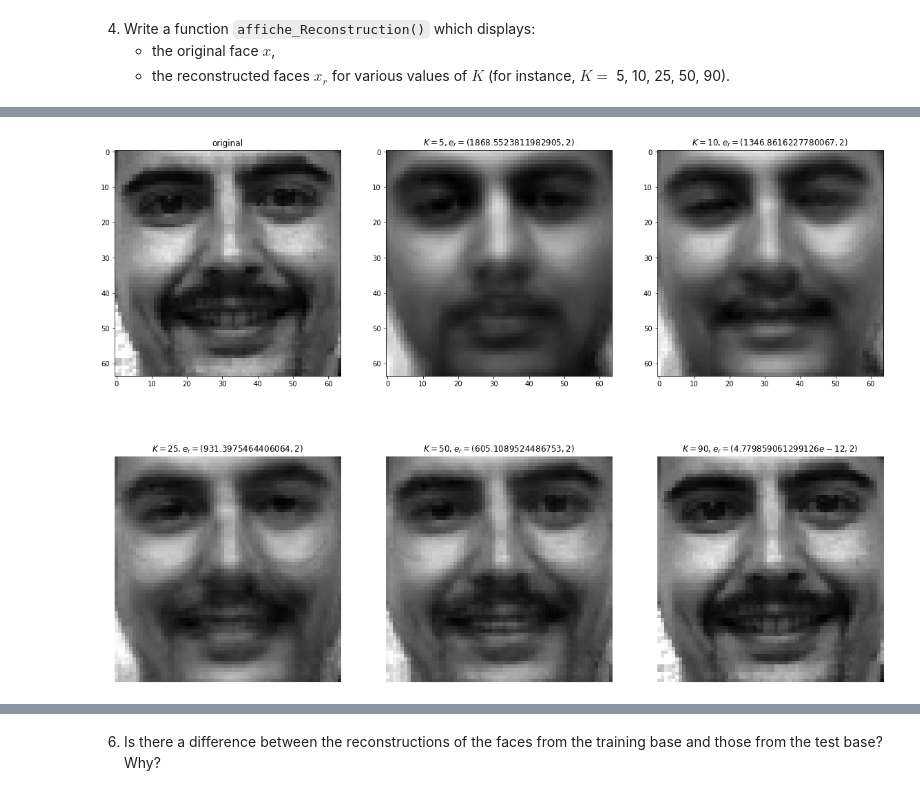
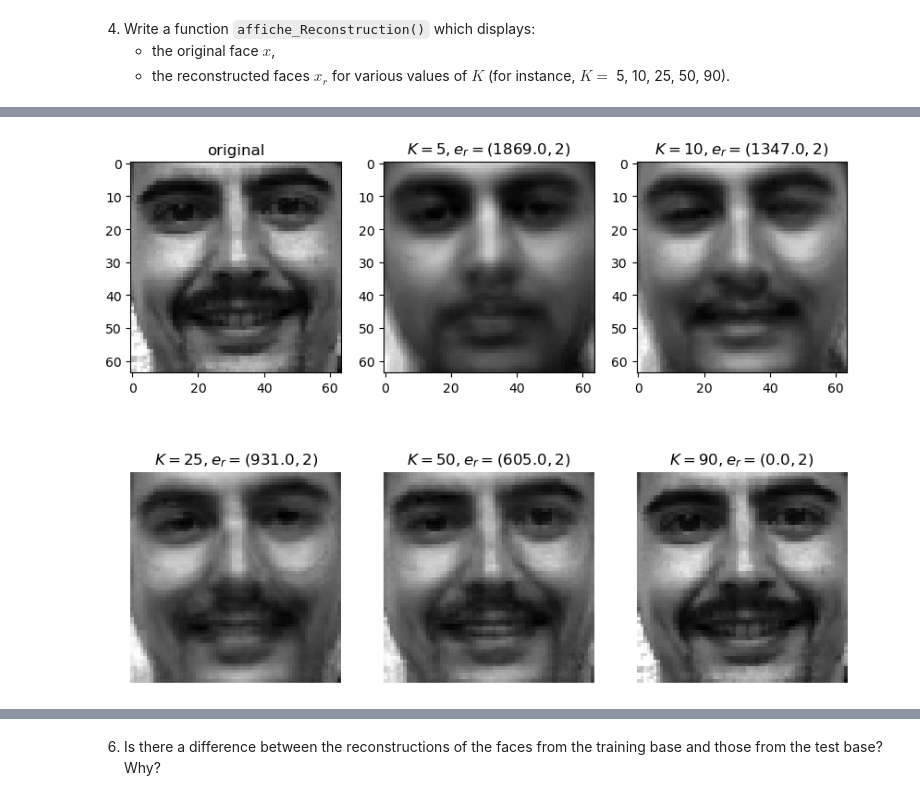
Before and after one commit to ZHANGzhile/BIMA, a Jupyter notebook: TME9-10/TME9-10.ipynb, the cells around one changed output, grey strips where cells are left out. Saved outputs shown, nothing was run; the diff lists cells and outputs as text; code cells hidden in the pictures.

```diff
--- a/TME9-10/TME9-10.ipynb
+++ b/TME9-10/TME9-10.ipynb
@@ -207,3 +243,21 @@ norm_S = (S * S) / np.sum(S * S)
 
 ![Figure_4.png](./figs/Figure_4.png)
 <center>Figure 4: the 15 first eigenfaces</center>
+# %%
+NbPlot = 14
+
+i = 1
+plt.figure(figsize=(10, 5))
+plt.subplot(3, 5, i)
+plt.imshow(deflat(np.array(meanFaces(X_train))), cmap = 'gray')
+plt.title("moyen")
+plt.axis('off')
+i += 1
+
+for idx in range(NbPlot):
+    plt.subplot(3, 5, i)
+    plt.imshow(deflat(U[:,idx]), cmap = 'gray')
+    plt.title(f'{idx+1}: {norm_S[idx]*100:.4f}')
+    plt.axis('off')
+    i += 1
+plt.show()
@@ -290,7 +346,7 @@ def affiche_reconstruction(x, x_moy, W, listK):
     x_moy = x_moy.reshape(-1)
 
     # setting up the plot
-    fig, ax = plt.subplots(len(listK) // 2, 3, figsize=(20, 15))
+    fig, ax = plt.subplots(len(listK) // 2, 3, figsize=(10,8))
 
     # plotting the first plot (original face)
     ax[0,0].imshow(deflat(x), cmap="gray")
@@ -300,12 +356,12 @@ def affiche_reconstruction(x, x_moy, W, listK):
     z = projEigenface(x, x_moy, W, listK[0])
     x_r = reconstruct(z, x_moy, W, listK[0])
     ax[0,1].imshow(deflat(x_r), cmap="gray")
-    ax[0,1].set_title(f"$K={listK[0]},e_r={errorReconstruct(x_r, x), 2}$")
+    ax[0,1].set_title(f"$K={listK[0]},e_r={np.round(errorReconstruct(x_r, x)), 2}$")
 
     z = projEigenface(x, x_moy, W, listK[1])
     x_r = reconstruct(z, x_moy, W, listK[1])
     ax[0,2].imshow(deflat(x_r), cmap="gray")
-    ax[0,2].set_title(f"$K={listK[1]},e_r={errorReconstruct(x_r, x), 2}$")
+    ax[0,2].set_title(f"$K={listK[1]},e_r={np.round(errorReconstruct(x_r, x)), 2}$")
 
 
     for i in range(3):
@@ -313,7 +369,7 @@ def affiche_reconstruction(x, x_moy, W, listK):
         z = projEigenface(x, x_moy, W, k)
         x_r = reconstruct(z, x_moy, W, k)
         ax[1,i].imshow(deflat(x_r), cmap="gray")
-        ax[1,i].set_title(f"$K={k},e_r={errorReconstruct(x_r, x), 2}$")
+        ax[1,i].set_title(f"$K={k},e_r={np.round(errorReconstruct(x_r, x)), 2}$")
         ax[1,i].axis("off")
 
     plt.show()
@@ -323,7 +379,7 @@ def affiche_reconstruction(x, x_moy, W, listK):
 ![Figure_6.png](./figs/Figure_6.png)
 <center>Figure 6: Example of reconstruction for image number 50</center>
 # %%
-affiche_reconstruction(X_train[:, 49], g, U, [5, 10, 25, 50, 90])
+affiche_reconstruction(X_train[:, 49], meanFaces(X_train), U, [5, 10, 25, 50, 90])
 # %% [output]
-[figure, old version]
+[figure, new version]
 # %%
```
Also changed, not shown: parts of 22 cells of this notebook.
